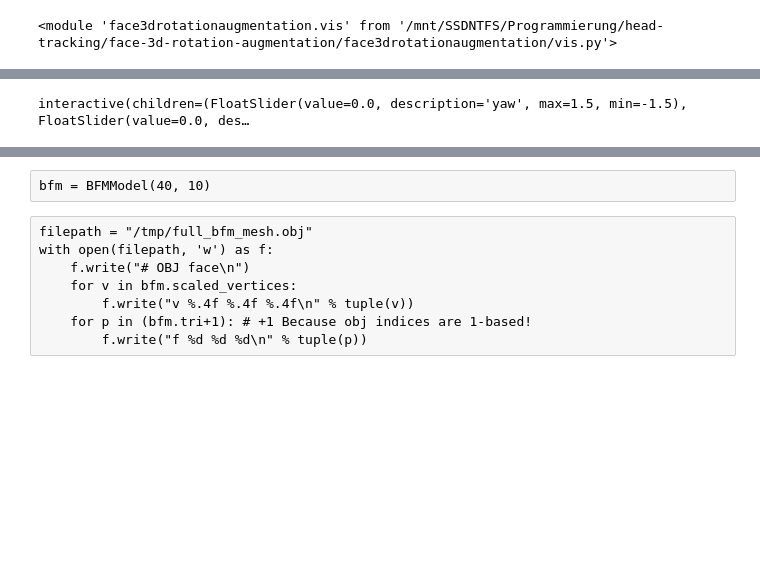
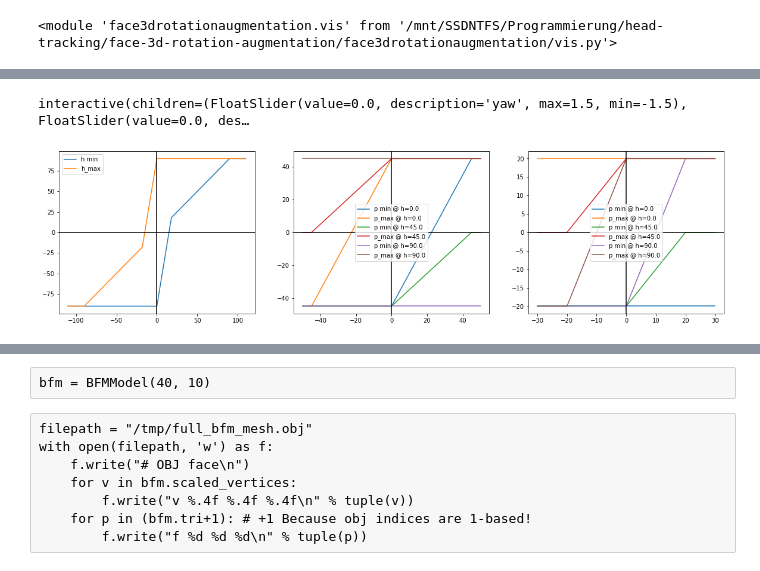
Before and after one commit to DaWelter/face-3d-rotation-augmentation, a Jupyter notebook: demo.ipynb, the cells around one changed output, grey strips where cells are left out. Saved outputs shown, nothing was run; the diff lists cells and outputs as text; code cells hidden in the pictures; blank space fills up the shorter version.

```diff
--- a/demo.ipynb
+++ b/demo.ipynb
@@ -187,14 +209,0 @@ pyrender.Viewer(scene, viewport_size=(w,h))
-# %%
-@interact(yaw = (-1.5, 1.5), pitch = (-1., 1.))
-def showit(yaw, pitch):
-    more_rot = Rotation.from_rotvec([0., yaw, 0.]) * Rotation.from_rotvec([ pitch, 0., 0.])
-
-    face_node = scene.add(face_model(more_rot))
-
-    color, depth = renderer.render(scene)
-
-    scene.remove_node(face_node)
-
-    display(Image.fromarray(color))
-# %% [output]
-interactive(children=(FloatSlider(value=0.0, description='yaw', max=1.5, min=-1.5), FloatSlider(value=0.0, des…
@@ -203,0 +257,18 @@ interactive(children=(FloatSlider(value=0.0, description='yaw', max=1.5, min=-1.
+# %%
+facerenderer = FaceAugmentationRenderer(sample)
+
+@interact(yaw = (-1.5, 1.5), pitch = (-1., 1.))
+def showit(yaw, pitch):
+    rotoffset = Rotation.from_rotvec([0., yaw, 0.]) * Rotation.from_rotvec([ pitch, 0., 0.])
+
+    color, (R,t) = facerenderer(rotoffset, sample['shapeparam'])
+
+    vis.draw_pose(color, {
+        'rot' : R,
+        'xy' : t,
+        'scale' : sample['scale']
+    }, 255, 2)
+
+    display(Image.fromarray(color))
+# %% [output]
+interactive(children=(FloatSlider(value=0.0, description='yaw', max=1.5, min=-1.5), FloatSlider(value=0.0, des…
@@ -203,0 +304,41 @@ interactive(children=(FloatSlider(value=0.0, description='yaw', max=1.5, min=-1.
+# %%
+def plot_euler_angle_bounds():
+    fig, axes = pyplot.subplots(1,3, figsize=(20,5))
+    hs = np.linspace(-110.,110.,221)
+    p = 0.
+    b = 0.
+    h_ranges = np.asarray([ get_euler_angle_bounds_for_offset(make_rot([h,p,b]))[0] for h in (deg2rad*hs) ]) / deg2rad
+    ax = axes[0]
+    ax.plot(hs, h_ranges.T[0], label='h min')
+    ax.plot(hs, h_ranges.T[1], label='h_max')
+    ax.axhline(c = 'k')
+    ax.axvline(c = 'k')
+    ax.legend()
+
+    ax = axes[1]
+    for h in deg2rad*np.asarray([0., 45, 90.]):
+        ps = np.linspace(-50.,50.,101)
+        b = 0.
+        p_ranges = np.asarray([ get_euler_angle_bounds_for_offset(make_rot([h,p,b]))[1] for p in (deg2rad*ps) ]) / deg2rad
+        ax.plot(ps, p_ranges.T[0], label=f'p min @ h={h/deg2rad:0.1f}')
+        ax.plot(ps, p_ranges.T[1], label=f'p_max @ h={h/deg2rad:0.1f}')
+    ax.axhline(c = 'k')
+    ax.axvline(c = 'k')
+    ax.legend()
+
+    ax = axes[2]
+    for h in deg2rad*np.asarray([0., 45, 90.]):
+        bs = np.linspace(-30.,30.,61)
+        p = 0.
+        b_ranges = np.asarray([ get_euler_angle_bounds_for_offset(make_rot([h,p,b]))[2] for b in (deg2rad*bs) ]) / deg2rad
+        ax.plot(bs, b_ranges.T[0], label=f'p min @ h={h/deg2rad:0.1f}')
+        ax.plot(bs, b_ranges.T[1], label=f'p_max @ h={h/deg2rad:0.1f}')
+    ax.axhline(c = 'k')
+    ax.axvline(c = 'k')
+    ax.legend()
+
+    pyplot.show()
+
+plot_euler_angle_bounds()
+# %% [output]
+[figure, added]
```
Also changed, not shown: parts of 23 cells of this notebook, 1 other file.
